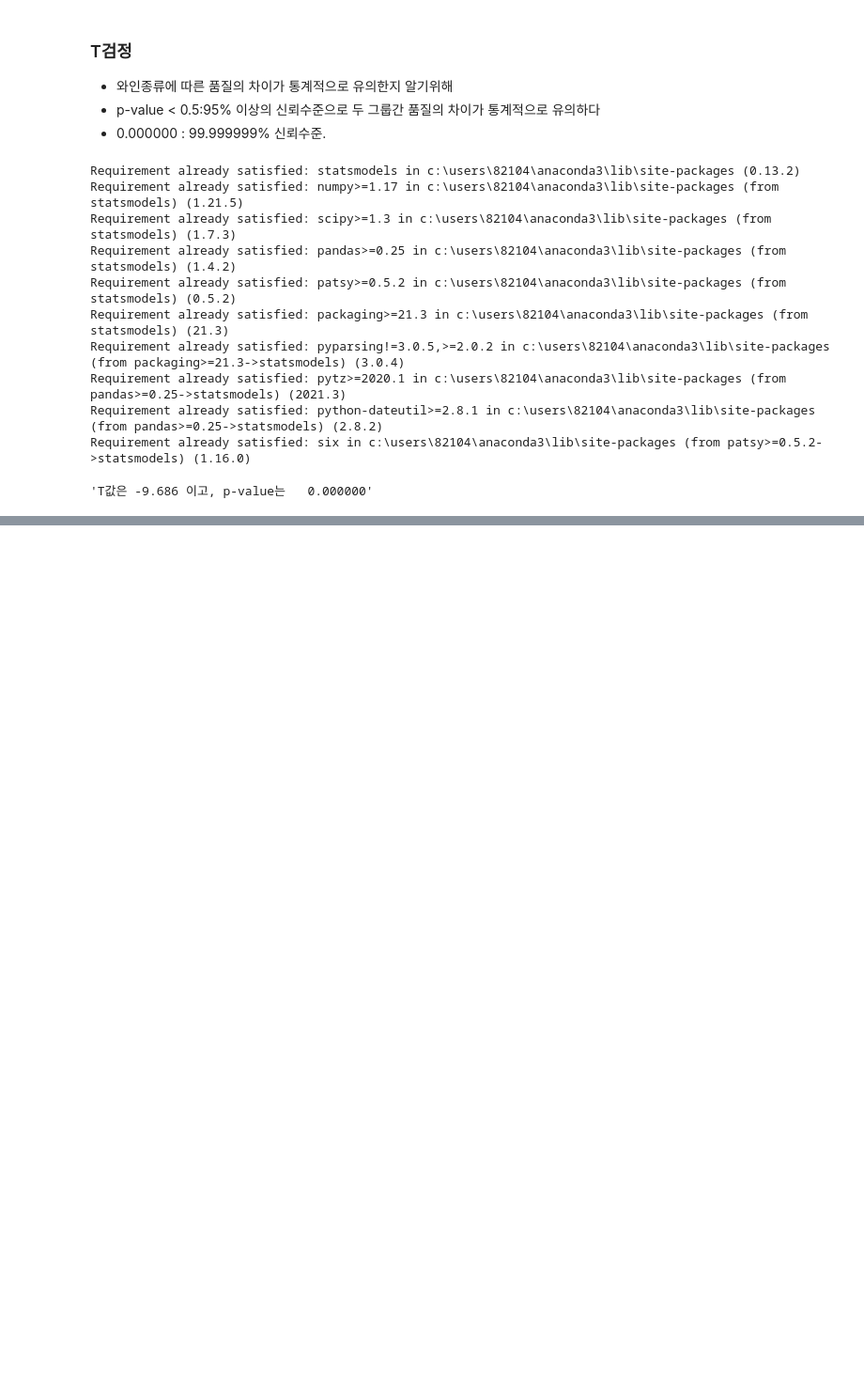
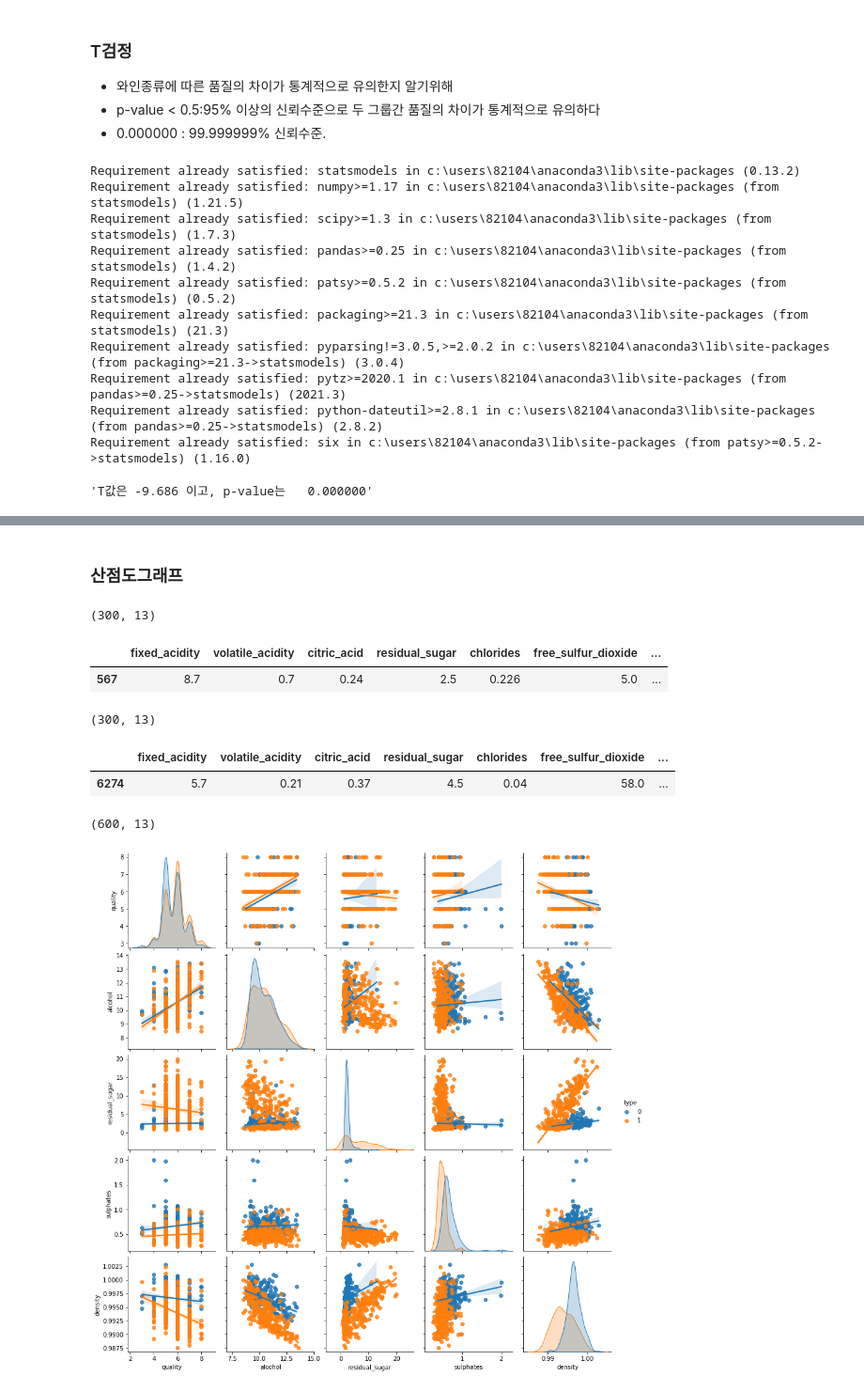
Before and after one commit to shinwoejin/Python, a Jupyter notebook: 9월 파이썬수업/파이썬시각화/matplotlib/data_seaborn4.ipynb, the cells around one changed output, grey strips where cells are left out. Shown at 94% size. Cells and saved outputs as stored; diff of their text form; code cells hidden in the pictures; blank space fills up the shorter version.

```diff
--- a/9월 파이썬수업/파이썬시각화/matplotlib/data_seaborn4.ipynb
+++ b/9월 파이썬수업/파이썬시각화/matplotlib/data_seaborn4.ipynb
@@ -186,0 +222,2 @@ t, pvalue, df = sm.stats.ttest_ind(red_quality, white_quality)
+# %% [markdown]
+### 산점도그래프
@@ -186,0 +228,29 @@ t, pvalue, df = sm.stats.ttest_ind(red_quality, white_quality)
+# %%
+red = wine[wine.type==0]
+white = wine[wine.type==1]
+# %%
+red_sample = sampling(red)
+print(red_sample.shape)
+red_sample.head(1)
+# %% [output]
+(300, 13)
+|  | fixed_acidity | volatile_acidity | citric_acid | residual_sugar | chlorides | free_sulfur_dioxide | ... |
+| 567 | 8.7 | 0.7 | 0.24 | 2.5 | 0.226 | 5.0 | ... |
+# %%
+white_sample = sampling(white)
+print(white_sample.shape)
+white_sample.head(1)
+# %% [output]
+(300, 13)
+|  | fixed_acidity | volatile_acidity | citric_acid | residual_sugar | chlorides | free_sulfur_dioxide | ... |
+| 6274 | 5.7 | 0.21 | 0.37 | 4.5 | 0.04 | 58.0 | ... |
+# %%
+wine_sample = pd.concat([red_sample,white_sample],axis=0)
+print(wine_sample.shape)
+# %% [output]
+(600, 13)
+# %%
+sns.pairplot(data=wine_sample,kind='reg', hue='type',vars=['quality','alcohol','residual_sugar','sulphates','density'])
+plt.show()
+# %% [output]
+[figure, added]
```
Also changed, not shown: parts of 3 cells of this notebook, 1 other file.
